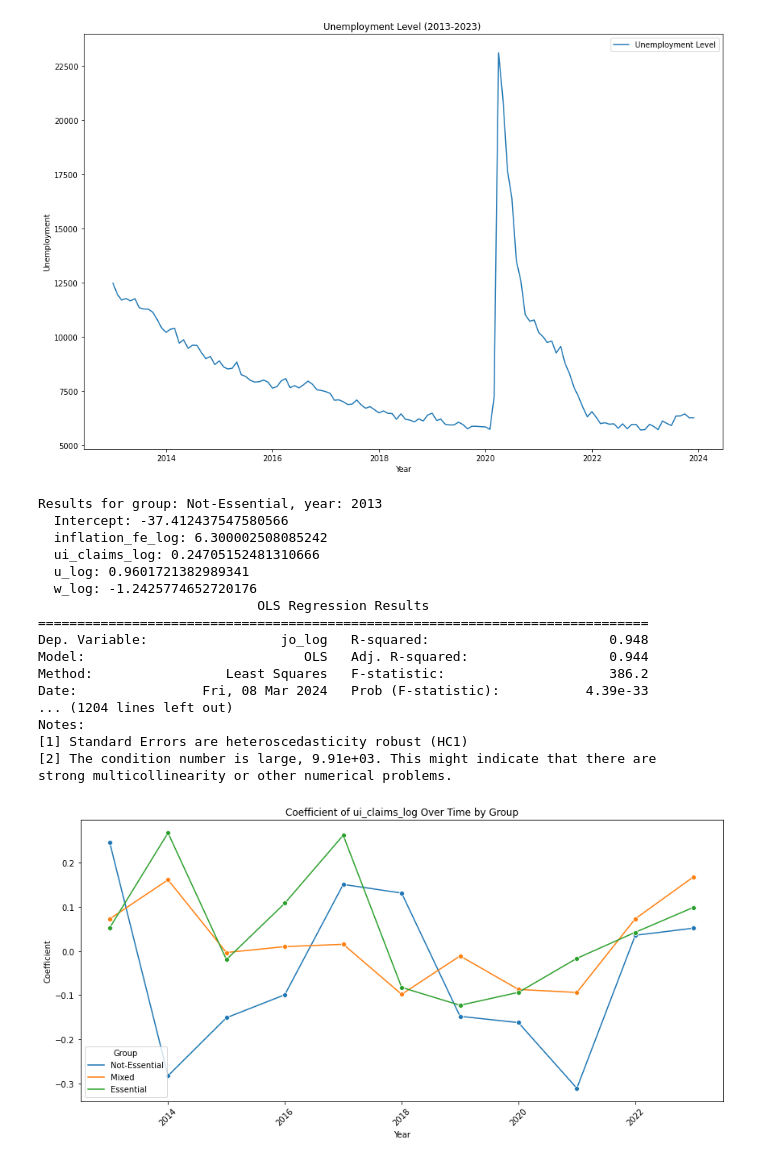
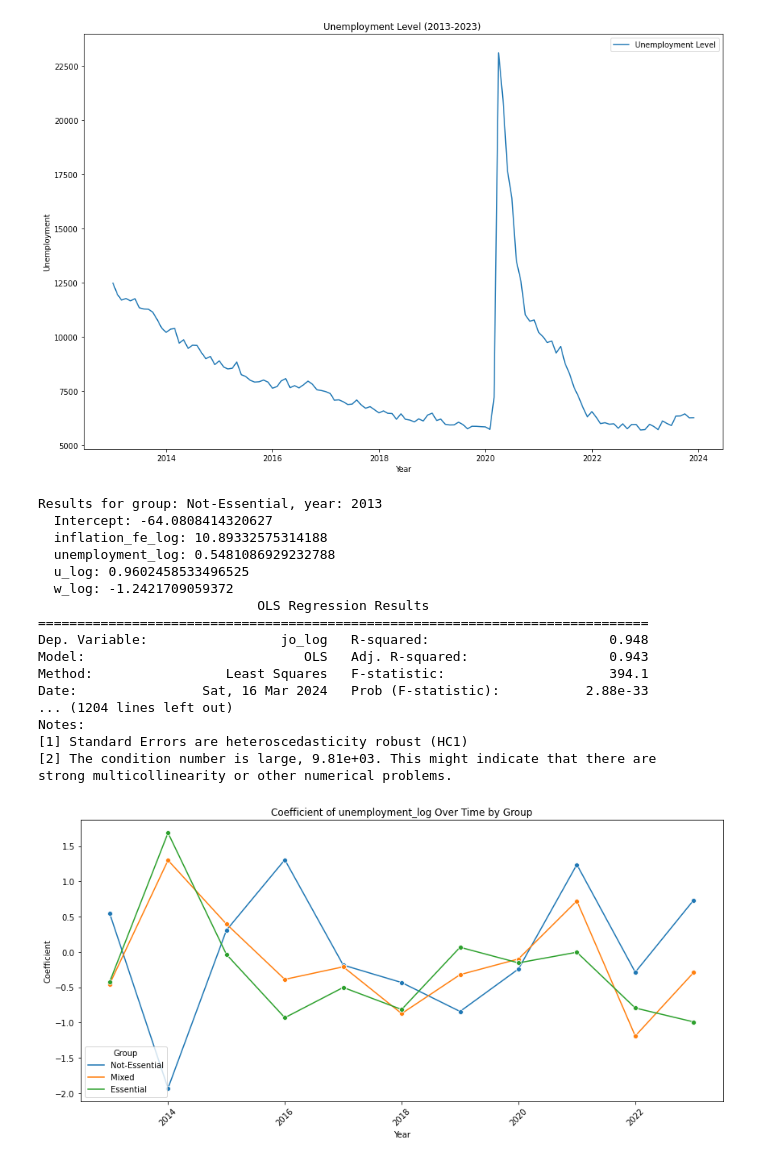
Before and after one commit to Philip-Lacava/ECON-550, a Jupyter notebook: ECON 550 Project.ipynb, the cells around one changed output. Saved outputs shown, nothing was run; the diff lists cells and outputs as text; code cells hidden in the pictures.

```diff
--- a/ECON 550 Project.ipynb
+++ b/ECON 550 Project.ipynb
@@ -10,7 +10,7 @@ from statsmodels.tools.tools import add_constant
 import matplotlib.pyplot as plt
 import matplotlib.dates as mdates
 # Load the CSV file
-df = pd.read_csv("/Users/philiplacava/Downloads/School/Graduate School/ECON 550/550_project_data.csv")
+df = pd.read_csv("/Users/philiplacava/Projects/ECON-550/550_project_data.csv")
 df.head()
 # %% [output]
 |  | inflation | inflation_no_f_e | unemployment | total_ui_claims | industry | jo | u | w | ... |
@@ -213,14 +203 @@ for industry in df['industry'].unique():
 ... (7 outputs left out)
-# %%
-# Convert 'industry' to a categorical variable if it's not already
-df['industry'] = df['industry'].astype('category')
-
-# Define the regression formula with interaction terms
-formula_jo_log = """jo_log ~ inflation_log * covid + ui_claims_log * covid +
-                    C(industry) * u_log * covid + C(industry) * w_log * covid"""
-
-# Fit the model with robust standard errors
-model_jo_log = smf.ols(formula=formula_jo_log, data=df).fit(cov_type='HC1')
-
-# Print the summary of the model
-print(model_jo_log.summary())
@@ -594,10 +522,11 @@ plt.show()
 # %% [output]
 [figure]
 # %%
-# Assuming 'date' is the correct column name in your df indicating the time
-# Initialize a DataFrame to store the coefficients
+# Plotting the change in the regression coeficients over time
 
-# Initialize a dictionary to store the regression results
+# First: Initialize a DataFrame to store the coefficients
+
+# Second: Initialize a dictionary to store the regression results
 
 regression_results = {}
 
@@ -612,8 +541,8 @@ for group in group_df['group'].unique():
         if group_year_data.empty:
             continue
 
-        # Run regression
-        result = smf.ols(formula='jo_log ~ inflation_fe_log + ui_claims_log + u_log + w_log', data=group_year_data).fit(cov_type='HC1')
+        # Run regression (can swap inflation_log and inflation_fe_log, as well as ui_claims_log and unemployment_log)
+        result = smf.ols(formula='jo_log ~ inflation_fe_log + unemployment_log + u_log + w_log', data=group_year_data).fit(cov_type='HC1')
 
         # Store the result object, now correctly including 'year' in the key
         regression_results[(group, year)] = result.params
@@ -626,29 +555,28 @@ for (group, year), params in regression_results.items():
         print(f"  {param}: {value}")
 
     # Run regression again to get the current result object for printing the summary
-    # Ideally, you would optimize this to avoid running the regression twice
     group_year_data = group_df[(group_df['group'] == group) & (group_df['year'] == year)]
     if not group_year_data.empty:
-        result = smf.ols(formula='jo_log ~ inflation_fe_log + ui_claims_log + u_log + w_log', data=group_year_data).fit(cov_type='HC1')
+        result = smf.ols(formula='jo_log ~ inflation_fe_log + unemployment_log + u_log + w_log', data=group_year_data).fit(cov_type='HC1')
         print(result.summary())
     print()  #
 # %% [output]
 Results for group: Not-Essential, year: 2013
-  Intercept: -37.412437547580566
-  inflation_fe_log: 6.300002508085242
-  ui_claims_log: 0.24705152481310666
-  u_log: 0.9601721382989341
-  w_log: -1.2425774652720176
+  Intercept: -64.0808414320627
+  inflation_fe_log: 10.89332575314188
+  unemployment_log: 0.5481086929232788
+  u_log: 0.9602458533496525
+  w_log: -1.2421709059372
                             OLS Regression Results
 ==============================================================================
 Dep. Variable:                 jo_log   R-squared:                       0.948
-Model:                            OLS   Adj. R-squared:                  0.944
-Method:                 Least Squares   F-statistic:                     386.2
-Date:                Fri, 08 Mar 2024   Prob (F-statistic):           4.39e-33
+Model:                            OLS   Adj. R-squared:                  0.943
+Method:                 Least Squares   F-statistic:                     394.1
+Date:                Sat, 16 Mar 2024   Prob (F-statistic):           2.88e-33
 ... (1204 lines left out)
 Notes:
 [1] Standard Errors are heteroscedasticity robust (HC1)
-[2] The condition number is large, 9.91e+03. This might indicate that there are
+[2] The condition number is large, 9.81e+03. This might indicate that there are
 strong multicollinearity or other numerical problems.
 # %%
 # Convert regression results to a DataFrame for easier plotting
@@ -665,19 +593,19 @@ for (group, year), params in regression_results.items():
 coefficients_df = pd.DataFrame(plot_data)
 # %%
  # Filtering to plot only a specific coefficient across all groups and years
-variable_to_plot = 'ui_claims_log'  # Change this variable name as needed
+variable_to_plot = 'unemployment_log'  # Change this variable name as needed
 
 # Filtering out the intercept and focusing on the specific variable of interest
 coefficients_df_filtered = coefficients_df[(coefficients_df['variable'] == variable_to_plot)]
 
 plt.figure(figsize=(12, 6))
 sns.lineplot(data=coefficients_df_filtered, x='year', y='coefficient', hue='group', marker='o', linestyle='-')
 plt.title(f'Coefficient of {variable_to_plot} Over Time by Group')
 plt.xlabel('Year')
 plt.ylabel('Coefficient')
 plt.xticks(rotation=45)
 plt.legend(title='Group', loc = 'lower left')
 plt.tight_layout()
 plt.show()
 # %% [output]
-[figure, old version]
+[figure, new version]
```
Also changed, not shown: parts of 22 cells of this notebook, 1 other file.
